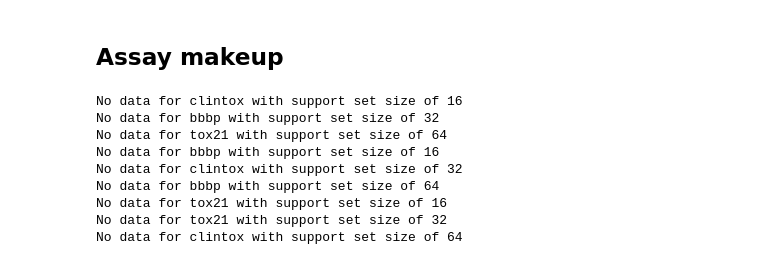
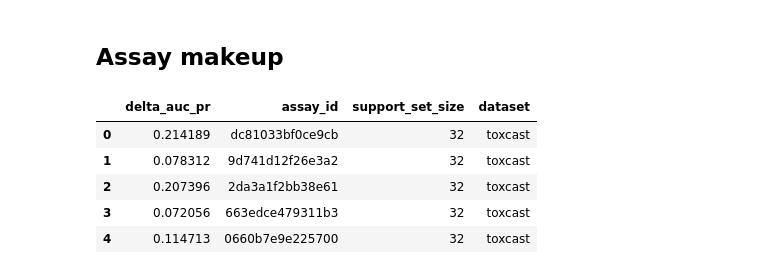
Before and after one commit to labdao/FS-Tox, a Jupyter notebook: notebooks/4.5-auc-pr-analysis.ipynb, the cells around one changed output. Saved outputs shown, nothing was run; the diff lists cells and outputs as text; code cells hidden in the pictures.

```diff
--- a/notebooks/4.5-auc-pr-analysis.ipynb
+++ b/notebooks/4.5-auc-pr-analysis.ipynb
@@ -32,39 +72,9 @@ def get_run_info(filepath):
-# %%
-INPUT_DIR = "/Users/sethhowes/Desktop/FS-Tox/multirun/2023-07-19/11-23-46"
-run_dirs = [os.path.join(INPUT_DIR, run_dir) for run_dir in os.listdir(INPUT_DIR) if os.path.isdir(os.path.join(INPUT_DIR, run_dir))]
-run_dirs = [f"{run_dir}/data/processed/score/*.parquet" for run_dir in run_dirs]
-
-support_sizes = [8, 16, 32, 64]
-datasets = ["clintox", "tox21", "toxcast", "bbbp", "toxval", "nci60", "cancerrx", "prism"]
-
-con = duckdb.connect()
-
-dfs = []
-
-for run_dir in run_dirs:
-    info = get_run_info(run_dir)
-    query = f"""
-    SELECT delta_auc_pr
-    FROM read_parquet('{run_dir}')
-    """
-    try:
-        df = con.execute(query).df()
-        df["support_set_size"] = info["support_set_size"]
-        df["dataset"] = info["dataset"]
-        dfs.append(df)
-    except Exception as e:
-        print(f"No data for {info['dataset']} with support set size of {info['support_set_size']}")
-
-
-# Concatenate all dataframes into one
-df_final = pd.concat(dfs, ignore_index=True)
-# %% [output]
-No data for clintox with support set size of 16
-No data for bbbp with support set size of 32
-No data for tox21 with support set size of 64
-No data for bbbp with support set size of 16
-No data for clintox with support set size of 32
-No data for bbbp with support set size of 64
-No data for tox21 with support set size of 16
-No data for tox21 with support set size of 32
-No data for clintox with support set size of 64
+# %%
+df.head()
+# %% [output]
+|  | delta_auc_pr | assay_id | support_set_size | dataset |
+| 0 | 0.214189 | dc81033bf0ce9cb | 32 | toxcast |
+| 1 | 0.078312 | 9d741d12f26e3a2 | 32 | toxcast |
+| 2 | 0.207396 | 2da3a1f2bb38e61 | 32 | toxcast |
+| 3 | 0.072056 | 663edce479311b3 | 32 | toxcast |
+| 4 | 0.114713 | 0660b7e9e225700 | 32 | toxcast |
```
Also changed, not shown: parts of 19 cells of this notebook.
